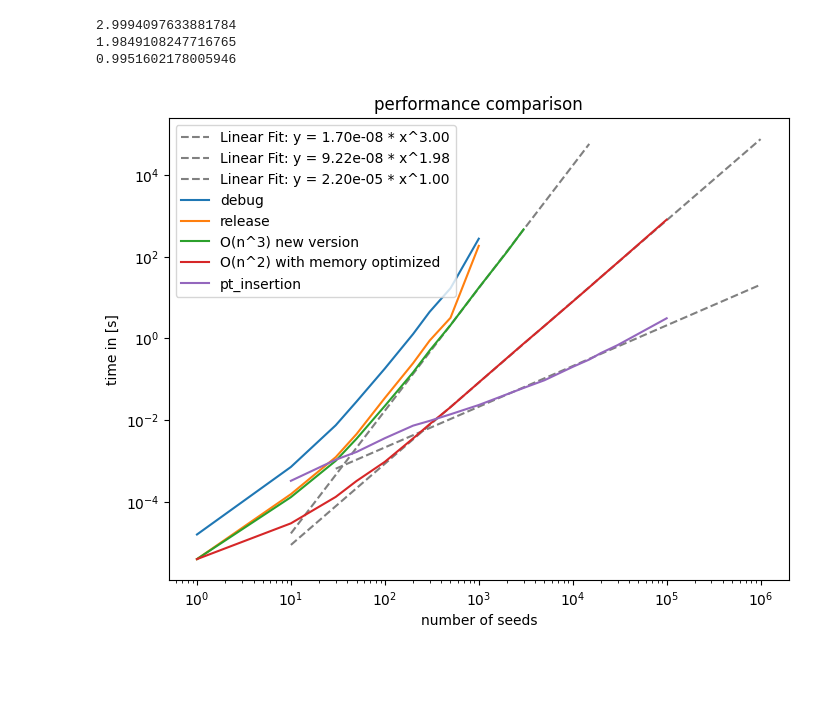
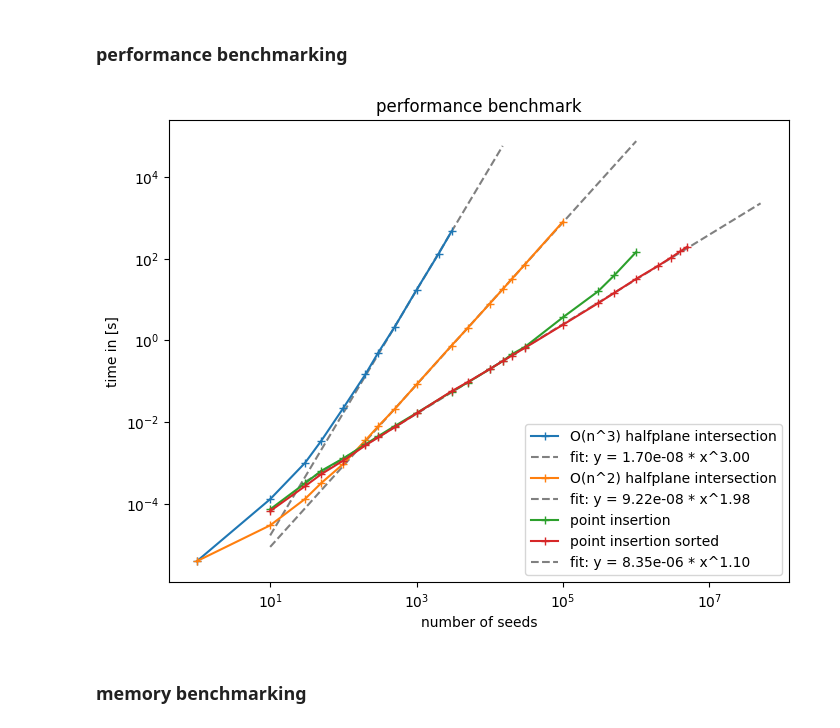
Before and after one commit to lucas56098/voronoi_mesh_project, a Jupyter notebook: animate.ipynb, the cells around one changed output. Saved outputs shown, nothing was run; the diff lists cells and outputs as text; code cells hidden in the pictures; blank space fills up the shorter version.

Commit message:
benchmark design, animate algorithms opt, comments

```diff
--- a/animate.ipynb
+++ b/animate.ipynb
@@ -117,64 +171,58 @@ plt.show()
+# %% [markdown]
+### performance benchmarking
 # %%
-from scipy.optimize import curve_fit
+# load needed benchmark data
+release_memory_opt = np.loadtxt('build/benchmarks/times_release_memory_opt.csv', delimiter=',', skiprows=1)
+new_algorithm = np.loadtxt('build/benchmarks/time_hp_intersect_with_memory_log.csv', delimiter=',', skiprows=1)
+pt_insertion = np.loadtxt('build/benchmarks/time_point_insertion_new_boundary_management.csv', delimiter=',', skiprows=1)
+pt_insertion_sort = np.loadtxt('build/benchmarks/time_point_insertion_with_sort.csv', delimiter=',', skiprows=1)
 
+# fitfunction
 def line(x, m, b):
     return m*x + b
 
 plt.figure(figsize=(8,6))
 
+# fit for O(n^3) algorithm
 popt, pcov = curve_fit(line, np.log(release_memory_opt[7:, 0]), np.log(release_memory_opt[7:,1]/1000000))
-
-print(popt[0])
 m = popt[0]
 b = popt[1]
-
-# Plot the linear fit
-x_fit = np.linspace(min(release_memory_opt[1:, 0]), max(release_memory_opt[:, 0])*5, 100)
-y_fit = np.exp(line(np.log(x_fit), m, b))
-plt.plot(x_fit, y_fit, label=f'Linear Fit: y = {np.exp(b):.2e} * x^{m:.2f}', color='grey', linestyle = '--')
+x_fit1= np.linspace(min(release_memory_opt[1:, 0]), max(release_memory_opt[:, 0])*5, 100)
+y_fit1 = np.exp(line(np.log(x_fit1), m, b))
 
 
+# fit for O(n^2) algorithm
 popt1, pcov1 = curve_fit(line, np.log(new_algorithm[7:-1, 0]), np.log(new_algorithm[7:-1,1]/1000000))
-
-print(popt1[0])
 m1 = popt1[0]
 b1 = popt1[1]
+x_fit2 = np.linspace(min(new_algorithm[1:, 0]), max(new_algorithm[:, 0])*10, 100)
+y_fit2 = np.exp(line(np.log(x_fit2), m1, b1))
 
-# Plot the linear fit
-x_fit = np.linspace(min(new_algorithm[1:, 0]), max(new_algorithm[:, 0])*10, 100)
-y_fit = np.exp(line(np.log(x_fit), m1, b1))
-plt.plot(x_fit, y_fit, label=f'Linear Fit: y = {np.exp(b1):.2e} * x^{m1:.2f}', color='grey', linestyle = '--')
+# fit for the sorted point insertion
+popt2, pcov2 = curve_fit(line, np.log(pt_insertion_sort[4:-3, 0]), np.log(pt_insertion_sort[4:-3,1]/1000000))
+m2 = popt2[0]
+b2 = popt2[1]
+x_fit3 = np.linspace(min(pt_insertion_sort[1:, 0]), max(pt_insertion_sort[:, 0])*10, 100)
+y_fit3 = np.exp(line(np.log(x_fit3), m2, b2))
 
-
-popt2, pcov2 = curve_fit(line, np.log(pt_insertion[7:-1, 0]), np.log(pt_insertion[7:-1,1]/1000000))
-
-print(popt2[0])
-m1 = popt2[0]
-b1 = popt2[1]
-
-# Plot the linear fit
-x_fit = np.linspace(min(pt_insertion[1:, 0]), max(pt_insertion[:, 0])*10, 100)
-y_fit = np.exp(line(np.log(x_fit), m1, b1))
-plt.plot(x_fit, y_fit, label=f'Linear Fit: y = {np.exp(b1):.2e} * x^{m1:.2f}', color='grey', linestyle = '--')
-
-
-plt.title('performance comparison')
+# plot results
+plt.title('performance benchmark')
 plt.xlabel('number of seeds')
 plt.ylabel('time in [s]')
 plt.yscale('log')
 plt.xscale('log')
-plt.plot(debug[:, 0], debug[:, 1]/1000000, label = 'debug')
-plt.plot(release[:, 0], release[:, 1]/1000000, label = 'release')
-plt.plot(release_memory_opt[:, 0], release_memory_opt[:, 1]/1000000, label = 'O(n^3) new version')
-plt.plot(new_algorithm[:, 0], new_algorithm[:, 1]/1000000, label = 'O(n^2) with memory optimized')
-plt.plot(pt_insertion[:, 0], pt_insertion[:, 1]/1000000, label = 'pt_insertion')
-
-plt.legend(loc = 2)
+plt.plot(release_memory_opt[:, 0], release_memory_opt[:, 1]/1000000, label = 'O(n^3) halfplane intersection', marker = '+', zorder = 2)
+plt.plot(x_fit1, y_fit1, label=f'fit: y = {np.exp(b):.2e} * x^{m:.2f}', color='grey', linestyle = '--', zorder = 1)
+plt.plot(new_algorithm[:, 0], new_algorithm[:, 1]/1000000, label = 'O(n^2) halfplane intersection', marker = '+', zorder = 2)
+plt.plot(x_fit2, y_fit2, label=f'fit: y = {np.exp(b1):.2e} * x^{m1:.2f}', color='grey', linestyle = '--', zorder = 1)
+plt.plot(pt_insertion[:, 0], pt_insertion[:, 1]/1000000, label = 'point insertion', marker = '+', zorder = 2)
+plt.plot(pt_insertion_sort[:, 0], pt_insertion_sort[:, 1]/1000000, label = 'point insertion sorted', marker = '+', zorder = 2)
+plt.plot(x_fit3, y_fit3, label=f'fit: y = {np.exp(b2):.2e} * x^{m2:.2f}', color='grey', linestyle = '--', zorder = 1)
+plt.legend()
 plt.savefig("figures/benchmark.png")
 plt.show()
 # %% [output]
-2.9994097633881784
-1.9849108247716765
-0.9951602178005946
-[figure, old version]
+[figure, new version]
+# %% [markdown]
+### memory benchmarking
 # %%
```
Also changed, not shown: parts of 15 cells of this notebook.
